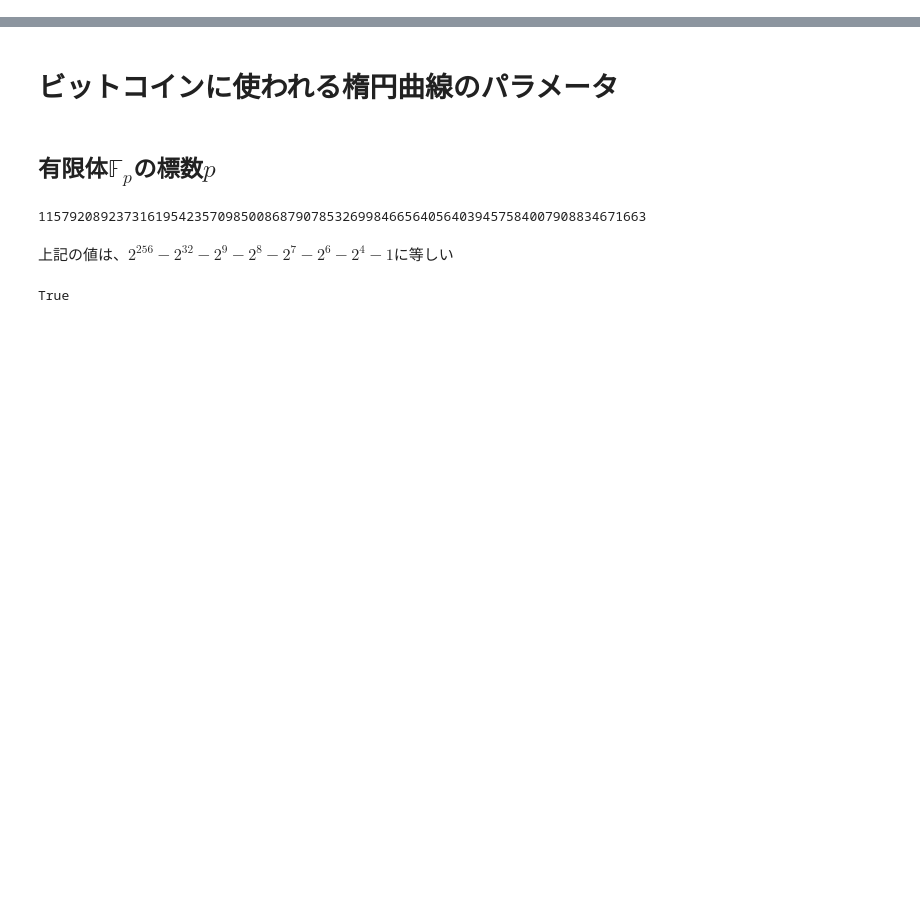
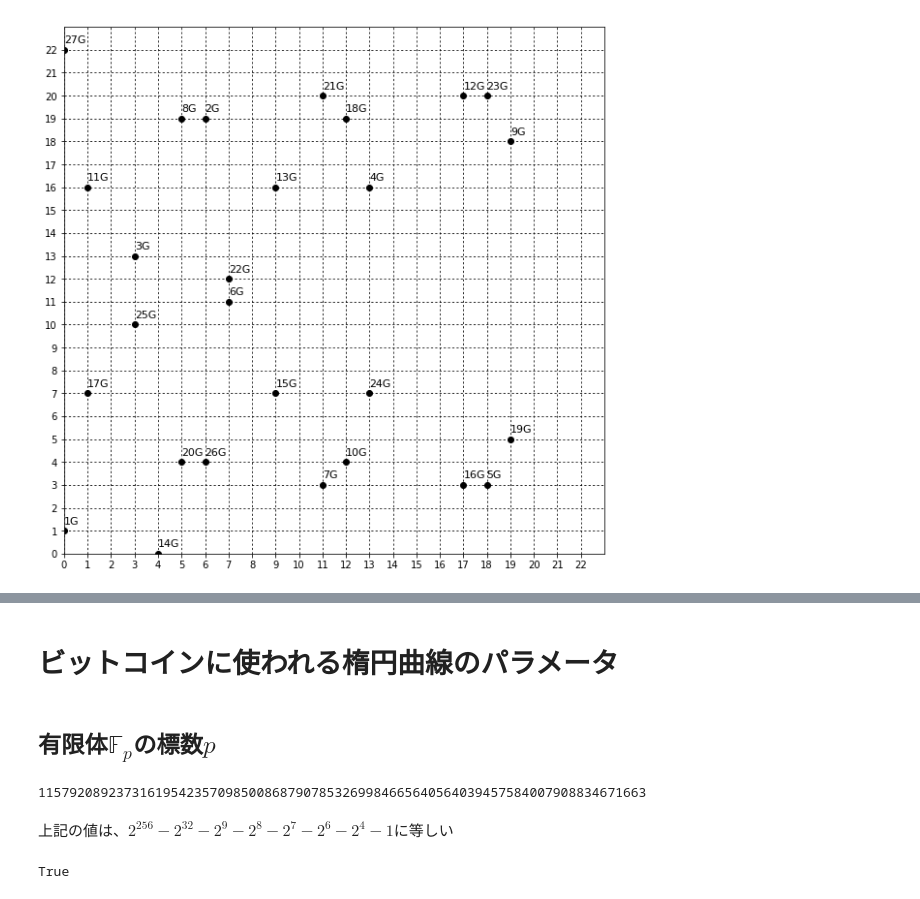
Before and after one commit to dgakane/citp-report2017, a Jupyter notebook: section3.ipynb, the cells around one changed output, grey strips where cells are left out. Saved outputs shown, nothing was run; the diff lists cells and outputs as text; code cells hidden in the pictures; blank space fills up the shorter version.

```diff
--- a/section3.ipynb
+++ b/section3.ipynb
@@ -0,0 +163,11 @@
+# %%
+from ecdsa.ellipticcurve import CurveFp, Point
+# F_p上のy^2=x^3+ax+bの意味でのp, a, b
+p, a, b = 23, 1, 1
+c = CurveFp(p,a,b)
+# Gをc上の点(0,1)とする
+G = Point(c, 0, 1)
+current = G
+for i in range(1,28):
+    print("{}G:\t{}".format(i,current))
+    current = current + G
@@ -0,0 +192,19 @@
+# %%
+import matplotlib.pyplot as plt
+plt.figure(figsize=(10,10))
+plt.axis([0,p,0,p])
+plt.grid(which='major',color='black',linestyle=':')
+plt.yticks( [i for i in range(p)] )
+plt.xticks( [i for i in range(p)] )
+# Gをc上の点(0,1)とする
+G = Point(c, 0, 1)
+current = G
+for i in range(1,28):
+    plt.plot(current.x(), current.y(), 'o',
+             color="black")
+    plt.text(current.x(), current.y() + 0.3,
+             "{}G".format(i), fontsize=11)
+    current = current + G
+plt.show()
+# %% [output]
+[figure, added]
```
Also changed, not shown: parts of 28 cells of this notebook.
